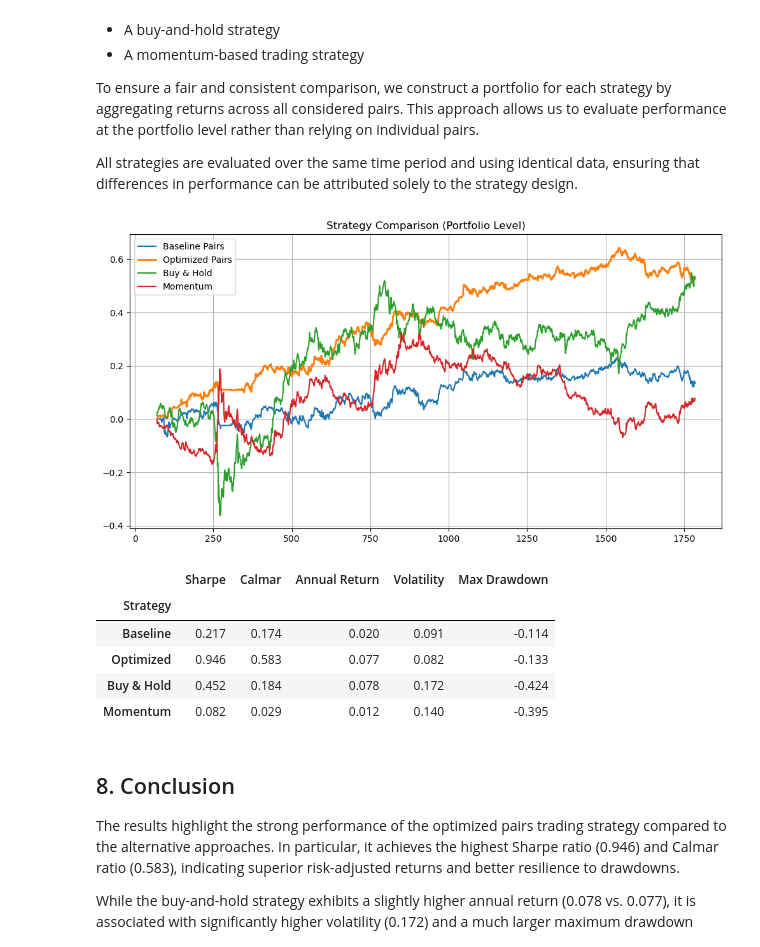
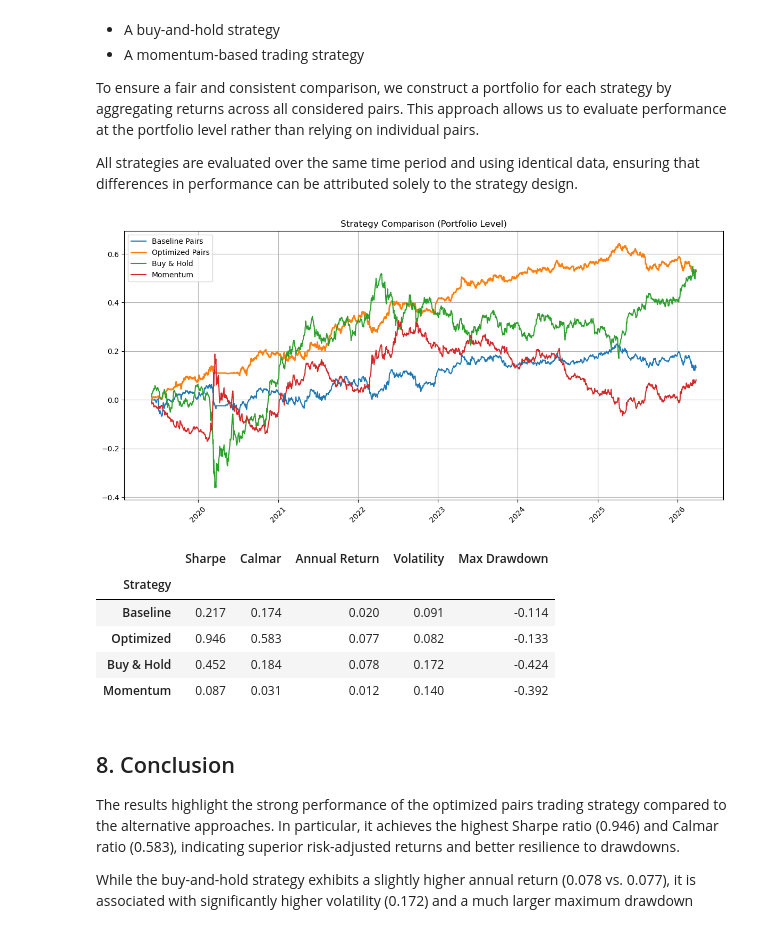
Before and after one commit to NatachaGsn/rice-trading-project, a Jupyter notebook: Trading_game2.ipynb, the cells around one changed output. Saved outputs shown, nothing was run; the diff lists cells and outputs as text; code cells hidden in the pictures.

```diff
--- a/Trading_game2.ipynb
+++ b/Trading_game2.ipynb
@@ -395,0 +250,9 @@ price_visualization(df)
+# %%
+ANCHOR = 'Futures'
+
+first_futures_date = df_raw[ANCHOR].first_valid_index()
+last_futures_date  = df_raw[ANCHOR].last_valid_index()
+
+df = df_raw[(df_raw.index >= first_futures_date) & (df_raw.index <= last_futures_date)].copy()
+
+print(f"Date range: {first_futures_date} / {last_futures_date}")
@@ -1182,6 +1204,8 @@ Best Sharpe: 0.407958536863757
 plt.figure(figsize=(12,6))
 
 split_date = None
+
+dates = pd.to_datetime(df_prices.iloc[:, 0])
 
 for pair, Y in pairs_Y.items():
 
@@ -1199,14 +1223,14 @@ for pair, Y in pairs_Y.items():
     cum_returns = np.nancumsum(returns)
 
     # align time index (important to avoid crash)
-    time_index = Y.index[-len(cum_returns):]
+    time_index = dates.iloc[Y.index[-len(cum_returns):]]
 
     plt.plot(time_index, cum_returns, label=f"{pair[0]}-{pair[1]}")
 
 
     if split_date is None:
         split_idx = res["split_index"]
-        split_date = Y.index[split_idx]
+        split_date = dates.iloc[Y.index[split_idx]]
 
 # red line train/test
 plt.axvline(x=split_date, color='red', linestyle='--', label='Train/Test split')
@@ -1239,6 +1263,8 @@ All strategies are evaluated over the same time period and using identical data,
 # %%
 split_ratio = 0.6
 freq = 252
+
+dates = pd.to_datetime(df_prices.iloc[:, 0])
 
 # Compute the average return across all strategies (equal-weighted portfolio)
 def portfolio_mean(returns_list):
@@ -1246,14 +1272,20 @@ def portfolio_mean(returns_list):
     aligned = [r[-min_len:] for r in returns_list]
     return np.nanmean(np.vstack(aligned), axis=0)
 
-# Baseline pairs trading (no parameters optimization)
-
+# Baseline pairs trading
 baseline_returns_list = []
 
 for pair, Y in pairs_Y.items():
 
-    res = run_strategy(Y, lookback=50, L_v=30, k=1.5, threshold=0.7, transaction_cost=0,
-        split=split_ratio)
+    res = run_strategy(
+        Y,
+        lookback=50,
+        L_v=30,
+        k=1.5,
+        threshold=0.7,
+        transaction_cost=0,
+        split=split_ratio
+    )
 
     if res is None:
         continue
@@ -1262,8 +1294,7 @@ for pair, Y in pairs_Y.items():
 
 baseline_portfolio = portfolio_mean(baseline_returns_list)
 
-# OPtimized pairs trading
-
+# Optimized pairs trading
 opt_returns_list = []
 
 for pair, Y in pairs_Y.items():
@@ -1291,11 +1322,9 @@ opt_portfolio = portfolio_mean(opt_returns_list)
 
 # Buy & Hold strategy
 returns_assets = log_prices.diff().values
-
 buy_hold_portfolio = np.nanmean(returns_assets, axis=1)
 
 # Momentum strategy
-
 L_mom = 30
 momentum_returns_list = []
 
@@ -1312,22 +1341,26 @@ for col in log_prices.columns:
 momentum_portfolio = portfolio_mean(momentum_returns_list)
 
 # align all the series
-min_len = min(len(baseline_portfolio),len(opt_portfolio),len(buy_hold_portfolio),len(momentum_portfolio))
+min_len = min(
+    len(baseline_portfolio),
+    len(opt_portfolio),
+    len(buy_hold_portfolio),
+    len(momentum_portfolio)
+)
 
 baseline_portfolio = baseline_portfolio[-min_len:]
 opt_portfolio = opt_portfolio[-min_len:]
 buy_hold_portfolio = buy_hold_portfolio[-min_len:]
 momentum_portfolio = momentum_portfolio[-min_len:]
 
-time_index = log_prices.index[-min_len:]
+# vraies dates depuis la 1re colonne de df_prices
+time_index = dates.iloc[-min_len:]
 
-#Cumulative returns
-
+# Cumulative returns
 cum_baseline = np.nancumsum(baseline_portfolio)
 cum_opt = np.nancumsum(opt_portfolio)
 cum_bh = np.nancumsum(buy_hold_portfolio)
 cum_mom = np.nancumsum(momentum_portfolio)
-
 
 plt.figure(figsize=(12,6))
 
@@ -1339,41 +1372,43 @@ plt.plot(time_index, cum_mom, label="Momentum")
 plt.legend()
 plt.title("Strategy Comparison (Portfolio Level)")
 plt.grid()
+plt.xticks(rotation=45)
+plt.tight_layout()
 plt.show()
 
 strategies = {
     "Baseline": baseline_portfolio,
     "Optimized": opt_portfolio,
     "Buy & Hold": buy_hold_portfolio,
     "Momentum": momentum_portfolio
 }
 
 metrics = []
 
 for name, returns in strategies.items():
 
     cum_returns = np.nancumsum(returns)
 
     metrics.append({
         "Strategy": name,
         "Sharpe": sharpe_ratio(returns),
         "Calmar": calmar_ratio(returns),
         "Annual Return": annual_return(returns),
         "Volatility": annual_volatility(returns),
         "Max Drawdown": max_drawdown(cum_returns)
     })
 
 metrics_df = pd.DataFrame(metrics).set_index("Strategy")
 
 display(metrics_df.round(3))
 # %% [output]
-[figure, old version]
+[figure, new version]
 |  | Sharpe | Calmar | Annual Return | Volatility | Max Drawdown |
 | Strategy |  |  |  |  |  |
 | Baseline | 0.217 | 0.174 | 0.020 | 0.091 | -0.114 |
 | Optimized | 0.946 | 0.583 | 0.077 | 0.082 | -0.133 |
 | Buy & Hold | 0.452 | 0.184 | 0.078 | 0.172 | -0.424 |
-| Momentum | 0.082 | 0.029 | 0.012 | 0.140 | -0.395 |
+| Momentum | 0.087 | 0.031 | 0.012 | 0.140 | -0.392 |
 # %% [markdown]
 ## 8. Conclusion
 
```
Also changed, not shown: parts of 56 cells of this notebook, 1 other file.
